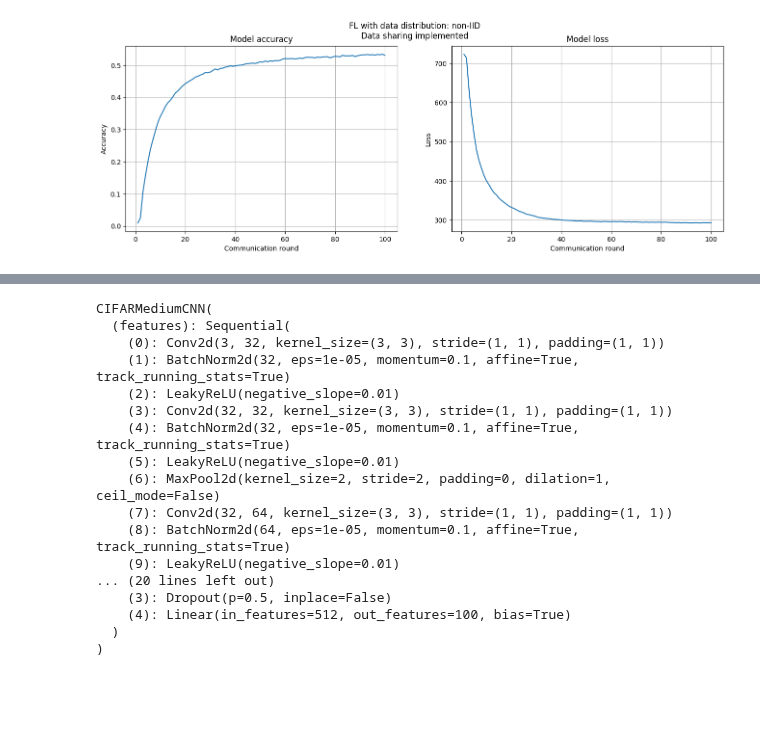
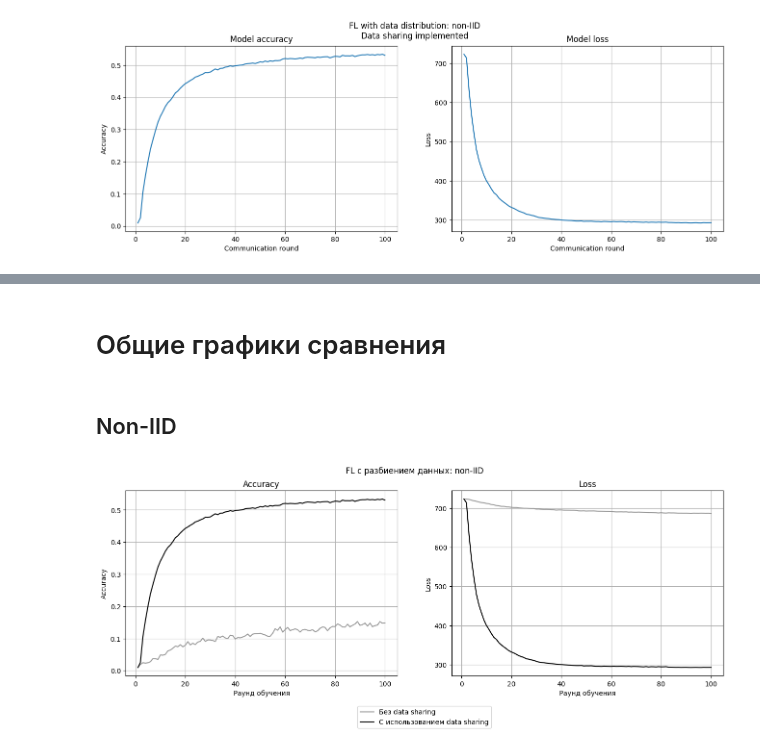
Before and after one commit to Ilyaant/federated-learning-experiments, a Jupyter notebook: plots.ipynb, the cells around one changed output, grey strips where cells are left out. Drawn from its saved outputs; the diff is of its cells as text; code cells hidden in the pictures; blank space fills up the shorter version.

```diff
--- a/plots.ipynb
+++ b/plots.ipynb
@@ -287,3 +252,0 @@ print(np.round(6.6236 / np.log2(100), decimals=4))
-# %%
-i = np.arange(1, 15 + 1, dtype=float)
-2.0 * (i + 1.0) / (15 * (15 + 3.0))
@@ -401,12 +365,9 @@ plot_acc_loss(
 # %% [markdown]
 Non-IID
 # %%
-with open('history_pathological_0.1.pkl', 'rb') as f:
-    history = pickle.load(f)
-
 plot_acc_loss(
-    [acc[1] for acc in history.metrics_distributed['accuracy']],
-    [l[1] for l in history.losses_distributed],
+    [acc[1] for acc in history_pathological_ds.metrics_distributed['accuracy']],
+    [l[1] for l in history_pathological_ds.losses_distributed],
     rounds,
     'non-IID',
     True
@@ -465,20 +377,39 @@ dot.render('model_architecture')
-# %%
-print(model)
-# %% [output]
-CIFARMediumCNN(
-  (features): Sequential(
-    (0): Conv2d(3, 32, kernel_size=(3, 3), stride=(1, 1), padding=(1, 1))
-    (1): BatchNorm2d(32, eps=1e-05, momentum=0.1, affine=True, track_running_stats=True)
-    (2): LeakyReLU(negative_slope=0.01)
-    (3): Conv2d(32, 32, kernel_size=(3, 3), stride=(1, 1), padding=(1, 1))
-    (4): BatchNorm2d(32, eps=1e-05, momentum=0.1, affine=True, track_running_stats=True)
-    (5): LeakyReLU(negative_slope=0.01)
-    (6): MaxPool2d(kernel_size=2, stride=2, padding=0, dilation=1, ceil_mode=False)
-    (7): Conv2d(32, 64, kernel_size=(3, 3), stride=(1, 1), padding=(1, 1))
-    (8): BatchNorm2d(64, eps=1e-05, momentum=0.1, affine=True, track_running_stats=True)
-    (9): LeakyReLU(negative_slope=0.01)
-... (20 lines left out)
-    (3): Dropout(p=0.5, inplace=False)
-    (4): Linear(in_features=512, out_features=100, bias=True)
-  )
-)
+# %% [markdown]
+# Общие графики сравнения
+# %%
+def plot_acc_loss_all(acc_0, acc_ds, loss_0, loss_ds, rounds, distribution):
+    plt.figure(figsize=(16, 5))
+
+    plt.subplot(1, 2, 1)
+    plt.title("Accuracy")
+    plt.xlabel("Раунд обучения")
+    plt.ylabel("Accuracy")
+    plt.grid()
+    plt.plot(rounds, acc_0, c='0.6', label='Без data sharing')
+    plt.plot(rounds, acc_ds, c='0', label='С использованием data sharing')
+
+    plt.subplot(1, 2, 2)
+    plt.title("Loss")
+    plt.xlabel("Раунд обучения")
+    plt.ylabel("Loss")
+    plt.grid()
+    plt.plot(rounds, loss_0, c='0.6', label='Без data sharing')
+    plt.plot(rounds, loss_ds, c='0', label='С использованием data sharing')
+
+    title = f'FL с разбиением данных: {distribution}'
+    plt.suptitle(title)
+    plt.legend(loc='lower center', bbox_to_anchor=(-0.1, -0.3))
+    plt.show()
+# %% [markdown]
+## Non-IID
+# %%
+plot_acc_loss_all(
+    [acc[1] for acc in history_pathological_0.metrics_distributed['accuracy']],
+    [acc[1] for acc in history_pathological_ds.metrics_distributed['accuracy']],
+    [l[1] for l in history_pathological_0.losses_distributed],
+    [l[1] for l in history_pathological_ds.losses_distributed],
+    rounds,
+    'non-IID',
+)
+# %% [output]
+[figure, added]
```
Also changed, not shown: parts of 20 cells of this notebook, 16 other files.
